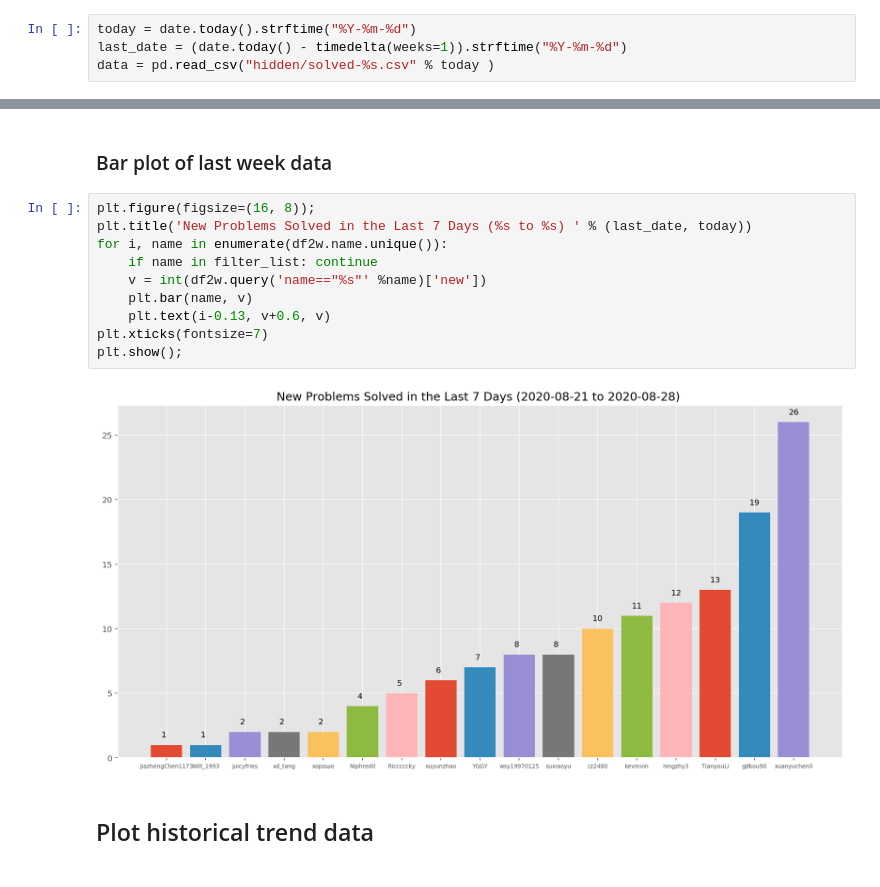
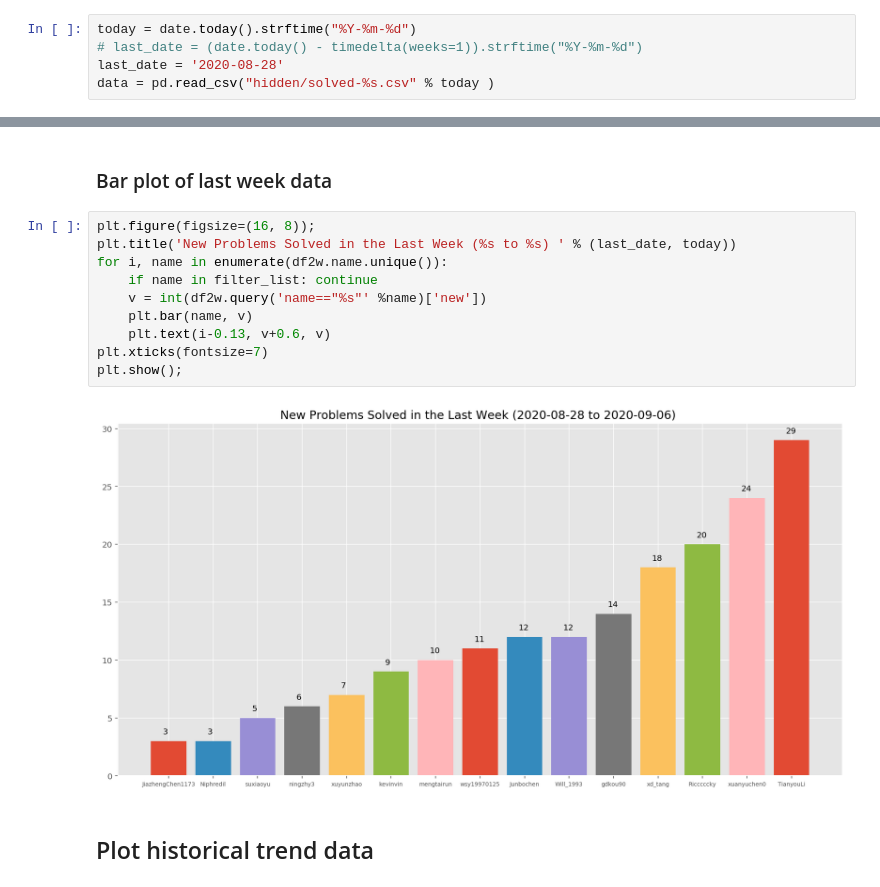
Before and after one commit to Kou-Guandong/LeetCode_Profile_Crawl_and_Visualize, a Jupyter notebook: Visualize_solved_problems.ipynb, the cells around one changed output, grey strips where cells are left out. Drawn from its saved outputs; the diff is of its cells as text.

```diff
--- a/Visualize_solved_problems.ipynb
+++ b/Visualize_solved_problems.ipynb
@@ -11,7 +11,8 @@ import matplotlib.pyplot as plt
 plt.style.use('ggplot')
 # %%
 today = date.today().strftime("%Y-%m-%d")
-last_date = (date.today() - timedelta(weeks=1)).strftime("%Y-%m-%d")
+# last_date = (date.today() - timedelta(weeks=1)).strftime("%Y-%m-%d")
+last_date = '2020-08-28'
 data = pd.read_csv("hidden/solved-%s.csv" % today )
 # %%
 data.sort_values(by='solved', inplace=True)
@@ -51,16 +52,16 @@ total_new = sum(df2w['new'])
 ### Bar plot of last week data
 # %%
 plt.figure(figsize=(16, 8));
-plt.title('New Problems Solved in the Last 7 Days (%s to %s) ' % (last_date, today))
+plt.title('New Problems Solved in the Last Week (%s to %s) ' % (last_date, today))
 for i, name in enumerate(df2w.name.unique()):
     if name in filter_list: continue
     v = int(df2w.query('name=="%s"' %name)['new'])
     plt.bar(name, v)
     plt.text(i-0.13, v+0.6, v)
 plt.xticks(fontsize=7)
 plt.show();
 # %% [output]
-[figure, old version]
+[figure, new version]
 # %% [markdown]
 ## Plot historical trend data
 # %%
```
Also changed, not shown: parts of 3 cells of this notebook.
